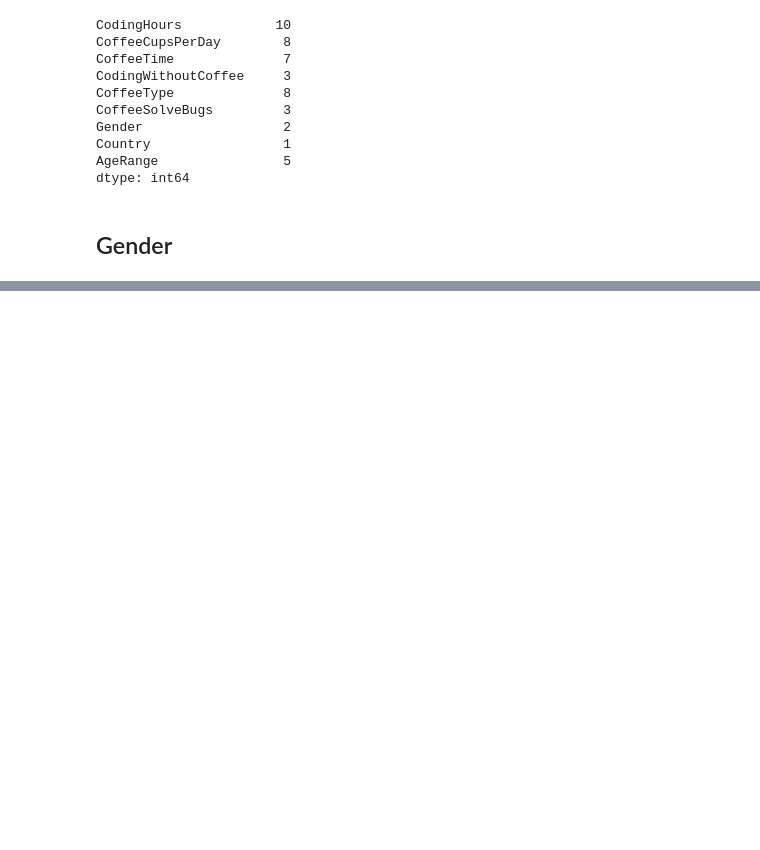
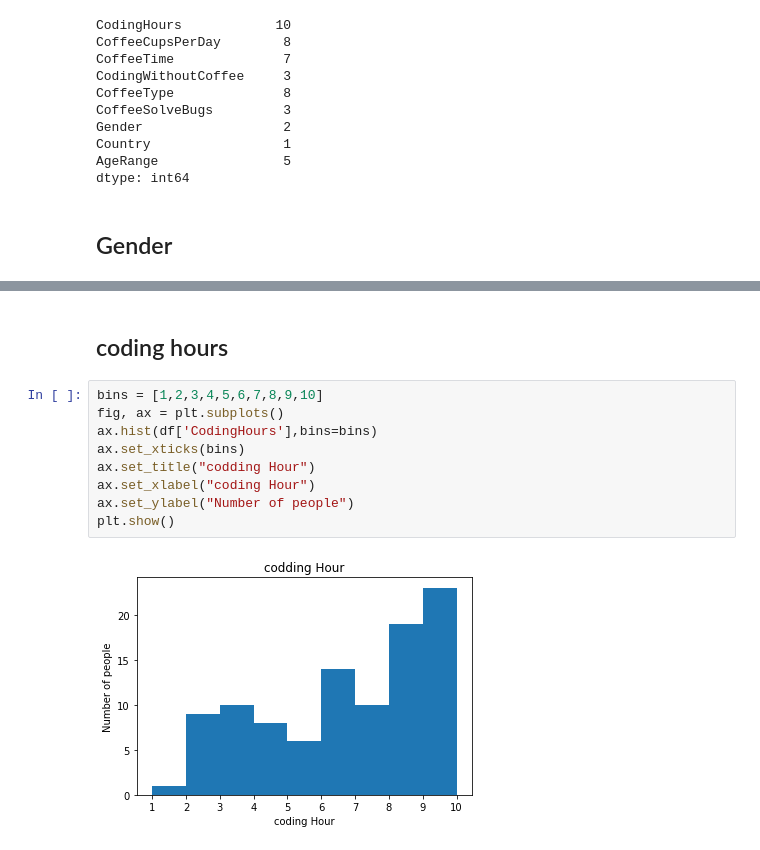
Before and after one commit to roxana-hgh/Data-Mining-project, a Jupyter notebook: CoffeeAndCode.ipynb, the cells around one changed output, grey strips where cells are left out. Cells and saved outputs as stored; diff of their text form; blank space fills up the shorter version.

```diff
--- a/CoffeeAndCode.ipynb
+++ b/CoffeeAndCode.ipynb
@@ -51,0 +73,13 @@ Text(0, 0.5, 'People')
+# %% [markdown]
+## coding hours
+# %%
+bins = [1,2,3,4,5,6,7,8,9,10]
+fig, ax = plt.subplots()
+ax.hist(df['CodingHours'],bins=bins)
+ax.set_xticks(bins)
+ax.set_title("codding Hour")
+ax.set_xlabel("coding Hour")
+ax.set_ylabel("Number of people")
+plt.show()
+# %% [output]
+[figure, added]
```
Also changed, not shown: parts of 19 cells of this notebook.
